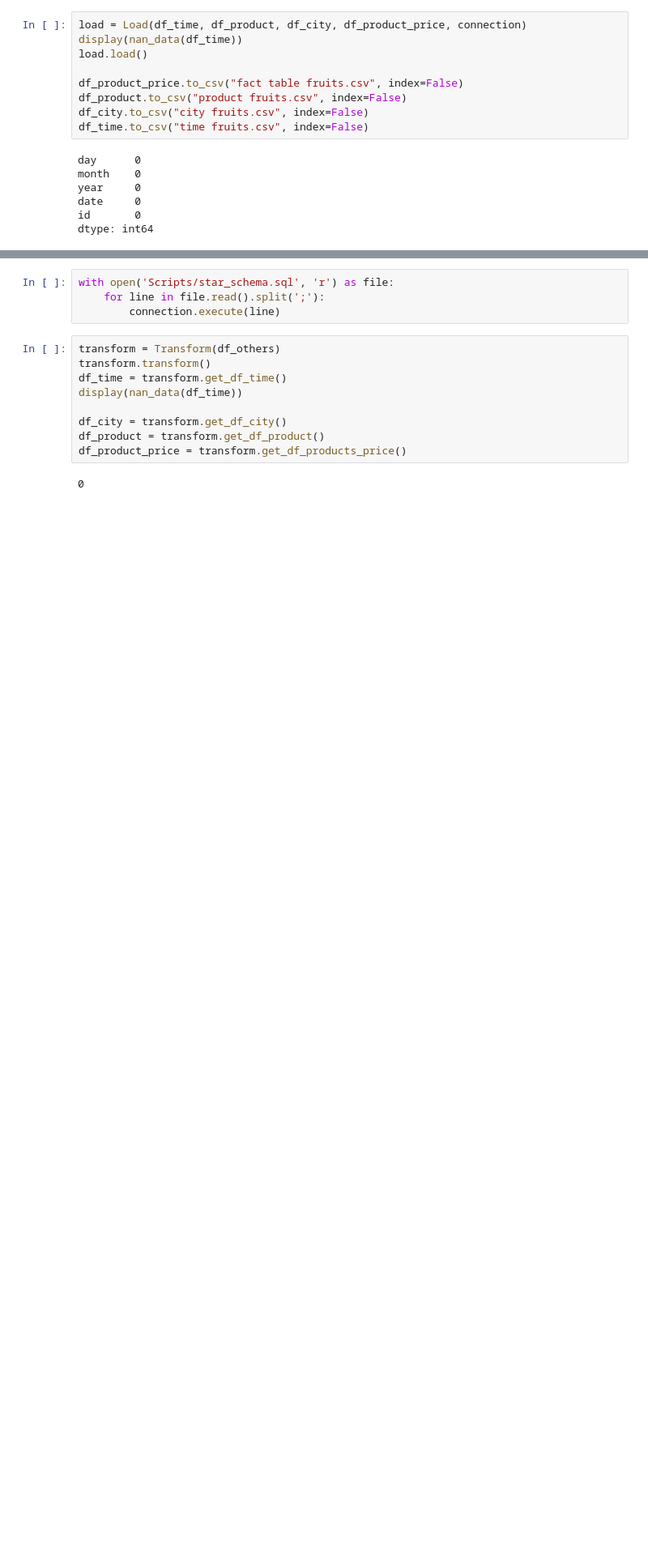
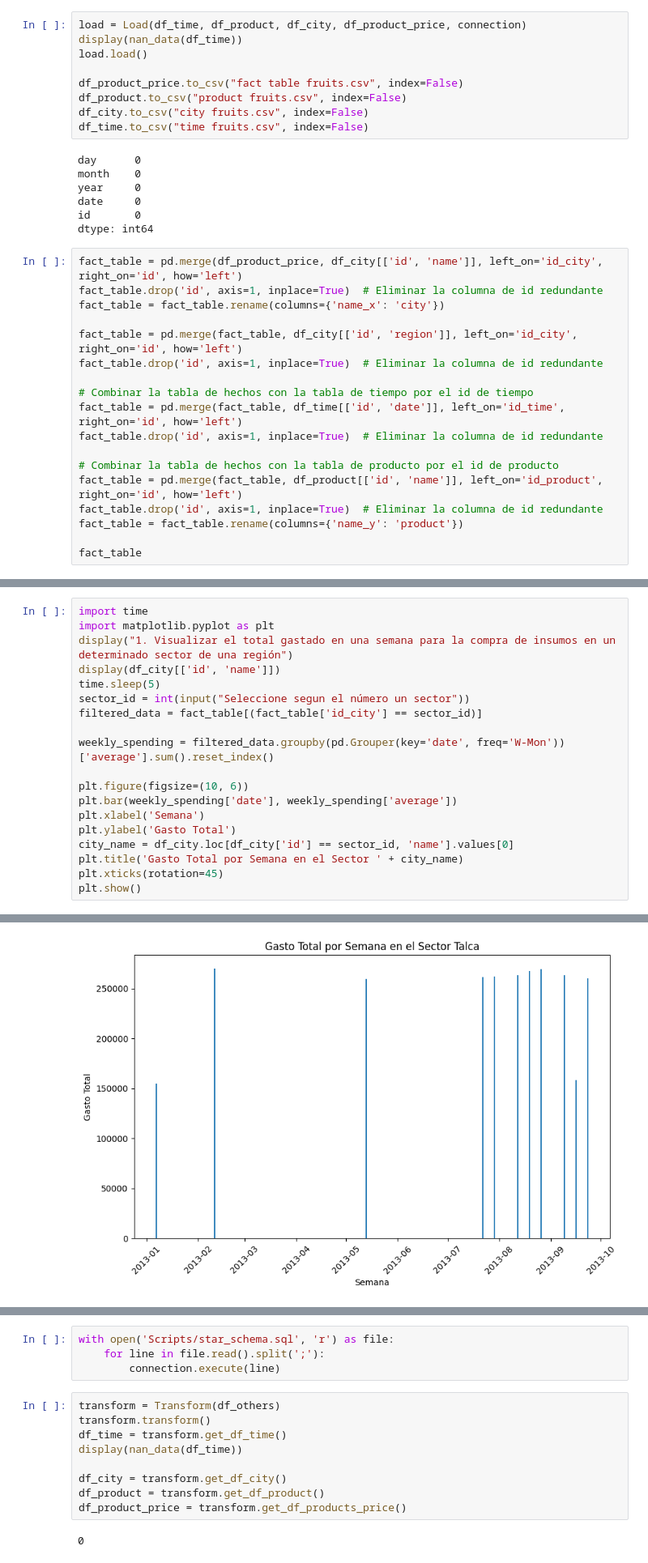
Before and after one commit to minskapp/Taller2-PAD, a Jupyter notebook: Solucion.ipynb, the cells around one changed output, grey strips where cells are left out. Shown at 81% size. Saved outputs shown, nothing was run; the diff lists cells and outputs as text; blank space fills up the shorter version.

Commit message:
feat: matplotlib views and power bi archive

```diff
--- a/Solucion.ipynb
+++ b/Solucion.ipynb
@@ -660,3 +660,21 @@ year     0
 date     0
 id       0
 dtype: int64
+# %%
+fact_table = pd.merge(df_product_price, df_city[['id', 'name']], left_on='id_city', right_on='id', how='left')
+fact_table.drop('id', axis=1, inplace=True)  # Eliminar la columna de id redundante
+fact_table = fact_table.rename(columns={'name_x': 'city'})
+
+fact_table = pd.merge(fact_table, df_city[['id', 'region']], left_on='id_city', right_on='id', how='left')
+fact_table.drop('id', axis=1, inplace=True)  # Eliminar la columna de id redundante
+
+# Combinar la tabla de hechos con la tabla de tiempo por el id de tiempo
+fact_table = pd.merge(fact_table, df_time[['id', 'date']], left_on='id_time', right_on='id', how='left')
+fact_table.drop('id', axis=1, inplace=True)  # Eliminar la columna de id redundante
+
+# Combinar la tabla de hechos con la tabla de producto por el id de producto
+fact_table = pd.merge(fact_table, df_product[['id', 'name']], left_on='id_product', right_on='id', how='left')
+fact_table.drop('id', axis=1, inplace=True)  # Eliminar la columna de id redundante
+fact_table = fact_table.rename(columns={'name_y': 'product'})
+
+fact_table
@@ -662,0 +697,20 @@ dtype: int64
+# %%
+import time
+import matplotlib.pyplot as plt
+display("1. Visualizar el total gastado en una semana para la compra de insumos en un determinado sector de una región")
+display(df_city[['id', 'name']])
+time.sleep(5)
+sector_id = int(input("Seleccione segun el número un sector"))
+filtered_data = fact_table[(fact_table['id_city'] == sector_id)]
+
+weekly_spending = filtered_data.groupby(pd.Grouper(key='date', freq='W-Mon'))['average'].sum().reset_index()
+
+plt.figure(figsize=(10, 6))
+plt.bar(weekly_spending['date'], weekly_spending['average'])
+plt.xlabel('Semana')
+plt.ylabel('Gasto Total')
+city_name = df_city.loc[df_city['id'] == sector_id, 'name'].values[0]
+plt.title('Gasto Total por Semana en el Sector ' + city_name)
+plt.xticks(rotation=45)
+plt.show()
+# %% [output]
@@ -662,0 +726 @@ dtype: int64
+[figure, added]
```
Also changed, not shown: parts of 7 cells of this notebook, 1 other file.
